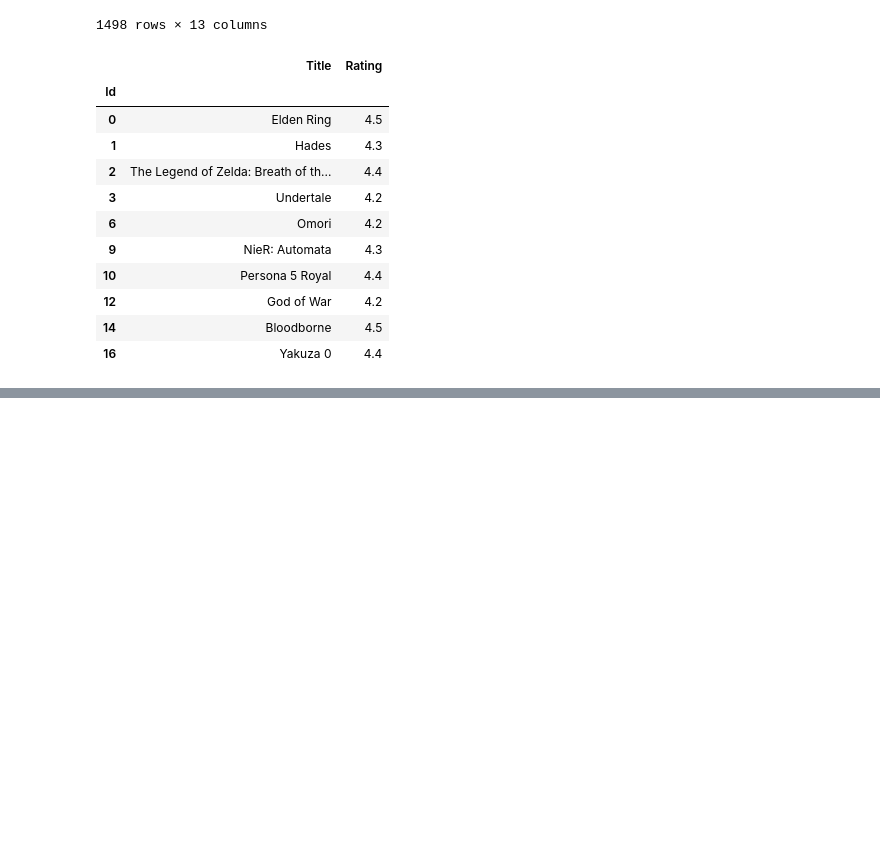
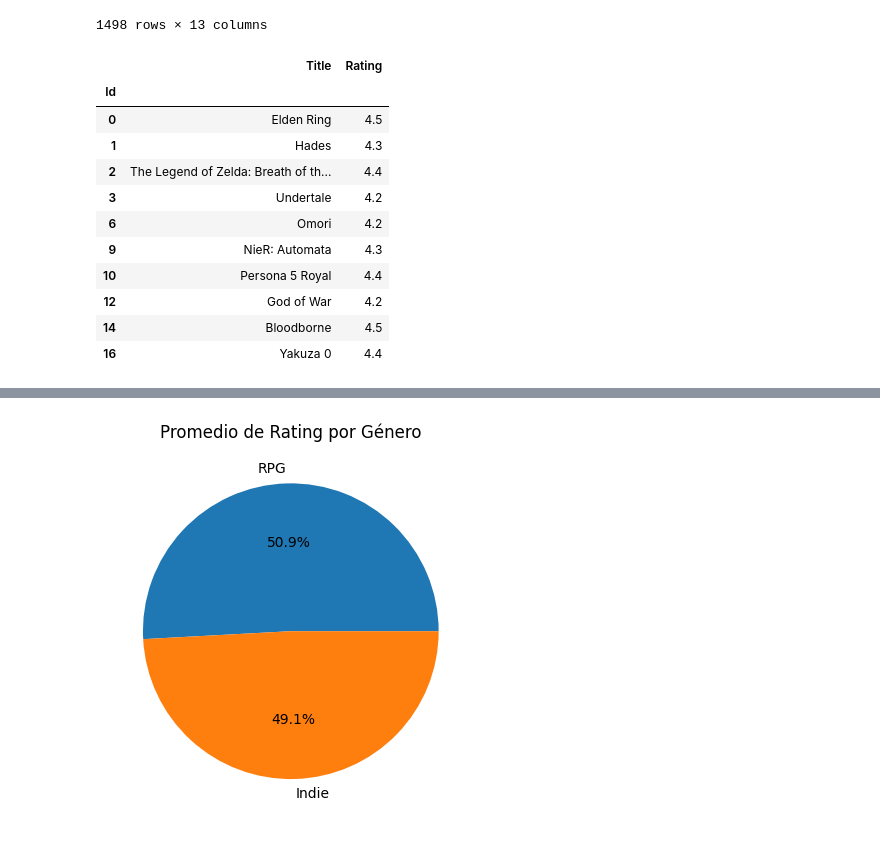
Before and after one commit to Nekroz44/semestre-i-python, a Jupyter notebook: Jupyter/04-pandas.ipynb, the cells around one changed output, grey strips where cells are left out. Drawn from its saved outputs; the diff is of its cells as text; code cells hidden in the pictures; blank space fills up the shorter version.

```diff
--- a/Jupyter/04-pandas.ipynb
+++ b/Jupyter/04-pandas.ipynb
@@ -129,0 +222,8 @@ nombresRPG.head(10)
+# %%
+dataset_promedios = pd.DataFrame({'Género': ['RPG', 'Indie'], 'Promedio': [promedio_RPG, promedio_Indie]})
+# %%
+plt.pie(dataset_promedios['Promedio'], labels=dataset_promedios['Género'], autopct='%1.1f%%')
+plt.title('Promedio de Rating por Género')
+plt.show()
+# %% [output]
+[figure, added]
```
Also changed, not shown: parts of 23 cells of this notebook, 12 other files.
